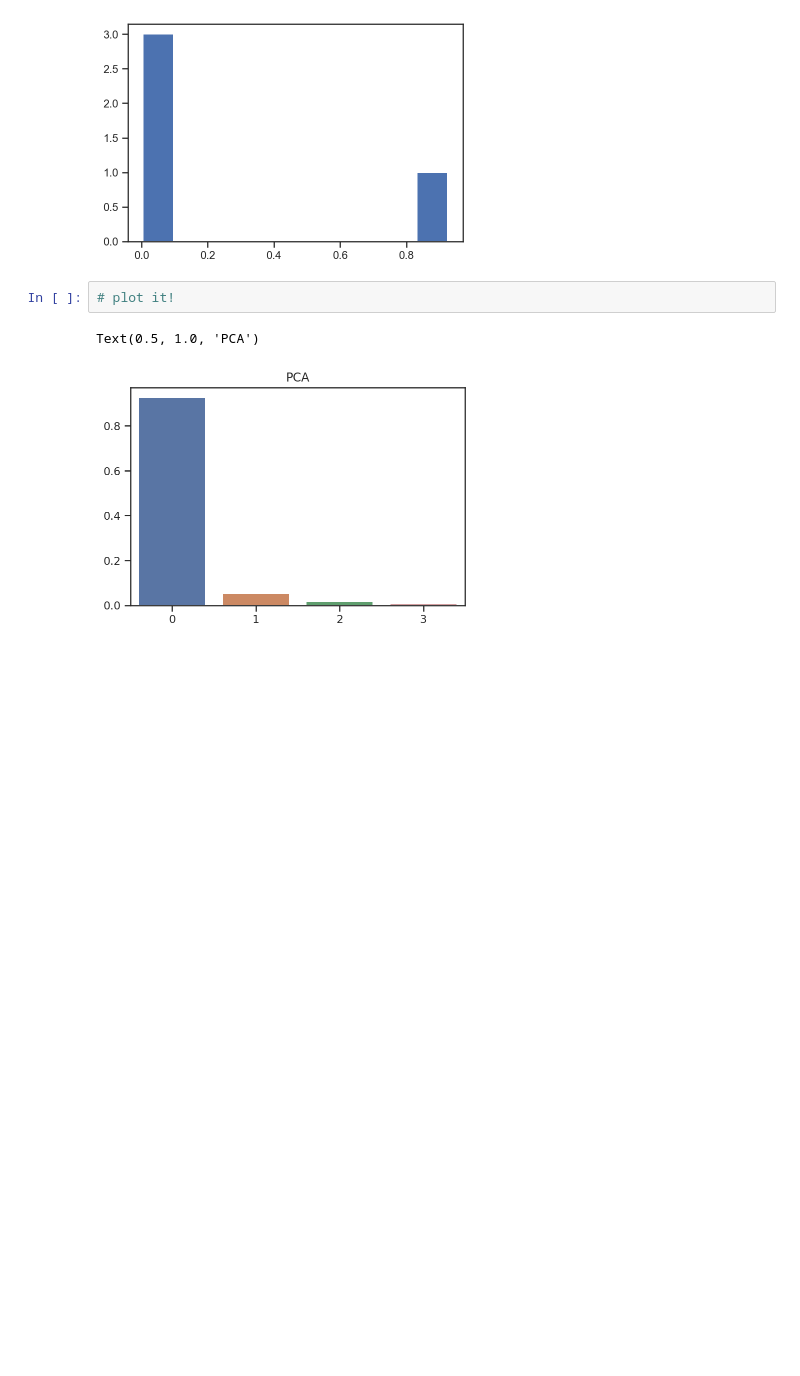
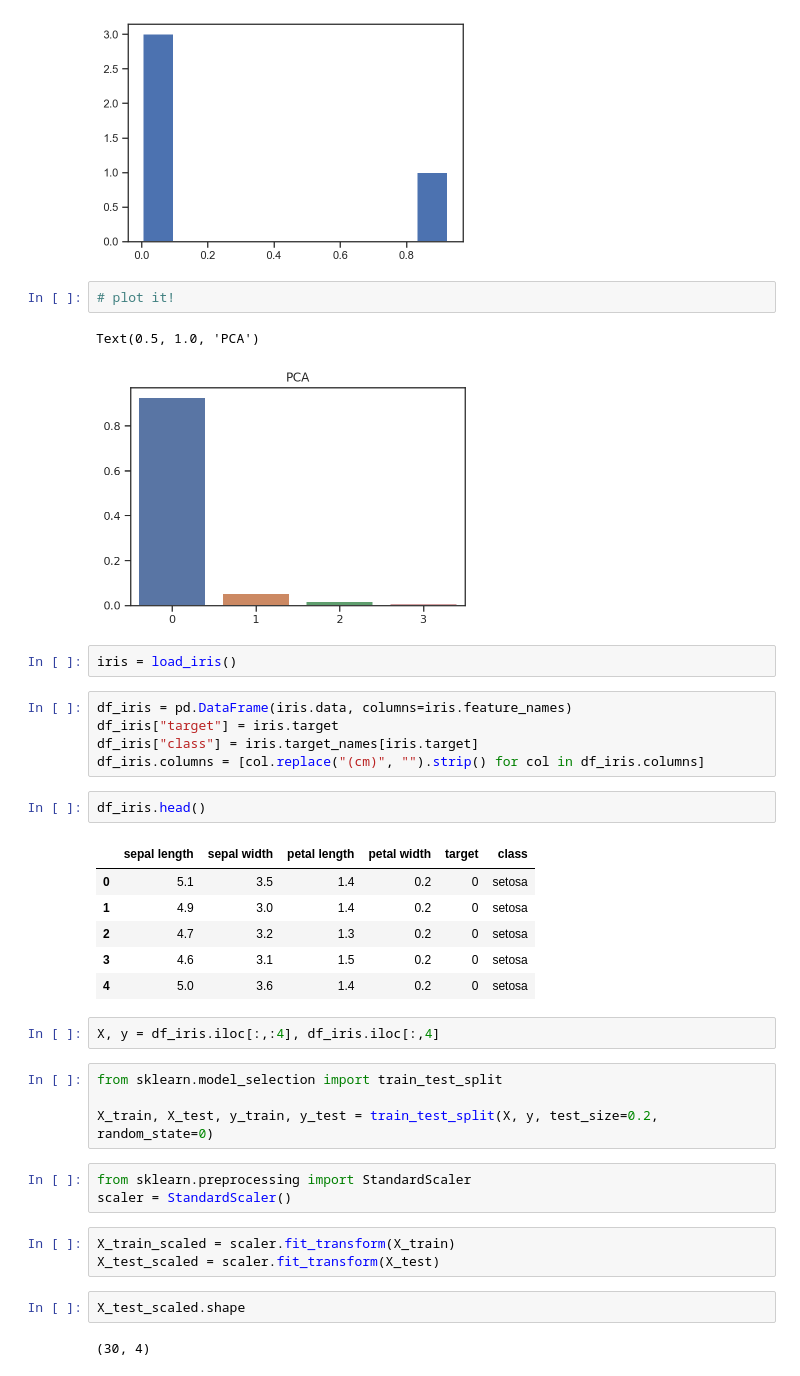
Before and after one commit to Islompulatov/strive_exer_ai_feb22, a Jupyter notebook: Chapter 02/05. PCA and LDA/01_IRIS_PCA.ipynb, the cells around one changed output. Drawn from its saved outputs; the diff is of its cells as text; blank space fills up the shorter version.

Commit message:
splitted iris data

```diff
--- a/Chapter 02/05. PCA and LDA/01_IRIS_PCA.ipynb
+++ b/Chapter 02/05. PCA and LDA/01_IRIS_PCA.ipynb
@@ -176,3 +176,35 @@ plt.hist(ratio_pca)
 # %% [output]
 Text(0.5, 1.0, 'PCA')
 [figure]
+# %%
+iris = load_iris()
+# %%
+df_iris = pd.DataFrame(iris.data, columns=iris.feature_names)
+df_iris["target"] = iris.target
+df_iris["class"] = iris.target_names[iris.target]
+df_iris.columns = [col.replace("(cm)", "").strip() for col in df_iris.columns]
+# %%
+df_iris.head()
+# %% [output]
+|  | sepal length | sepal width | petal length | petal width | target | class |
+| 0 | 5.1 | 3.5 | 1.4 | 0.2 | 0 | setosa |
+| 1 | 4.9 | 3.0 | 1.4 | 0.2 | 0 | setosa |
+| 2 | 4.7 | 3.2 | 1.3 | 0.2 | 0 | setosa |
+| 3 | 4.6 | 3.1 | 1.5 | 0.2 | 0 | setosa |
+| 4 | 5.0 | 3.6 | 1.4 | 0.2 | 0 | setosa |
+# %%
+X, y = df_iris.iloc[:,:4], df_iris.iloc[:,4]
+# %%
+from sklearn.model_selection import train_test_split
+
+X_train, X_test, y_train, y_test = train_test_split(X, y, test_size=0.2, random_state=0)
+# %%
+from sklearn.preprocessing import StandardScaler
+scaler = StandardScaler()
+# %%
+X_train_scaled = scaler.fit_transform(X_train)
+X_test_scaled = scaler.fit_transform(X_test)
+# %%
+X_test_scaled.shape
+# %% [output]
+(30, 4)
```
Also changed, not shown: parts of 17 cells of this notebook.
